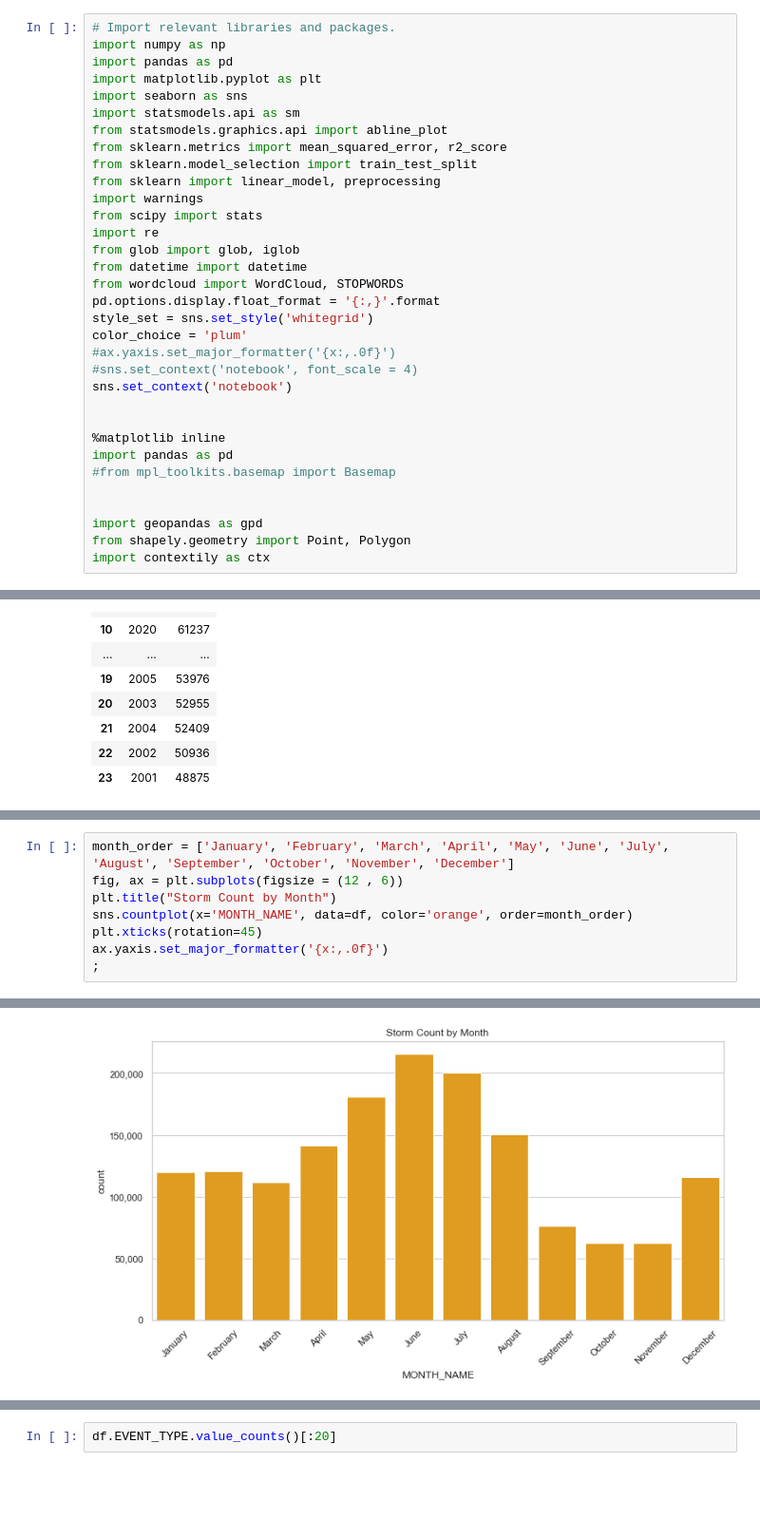
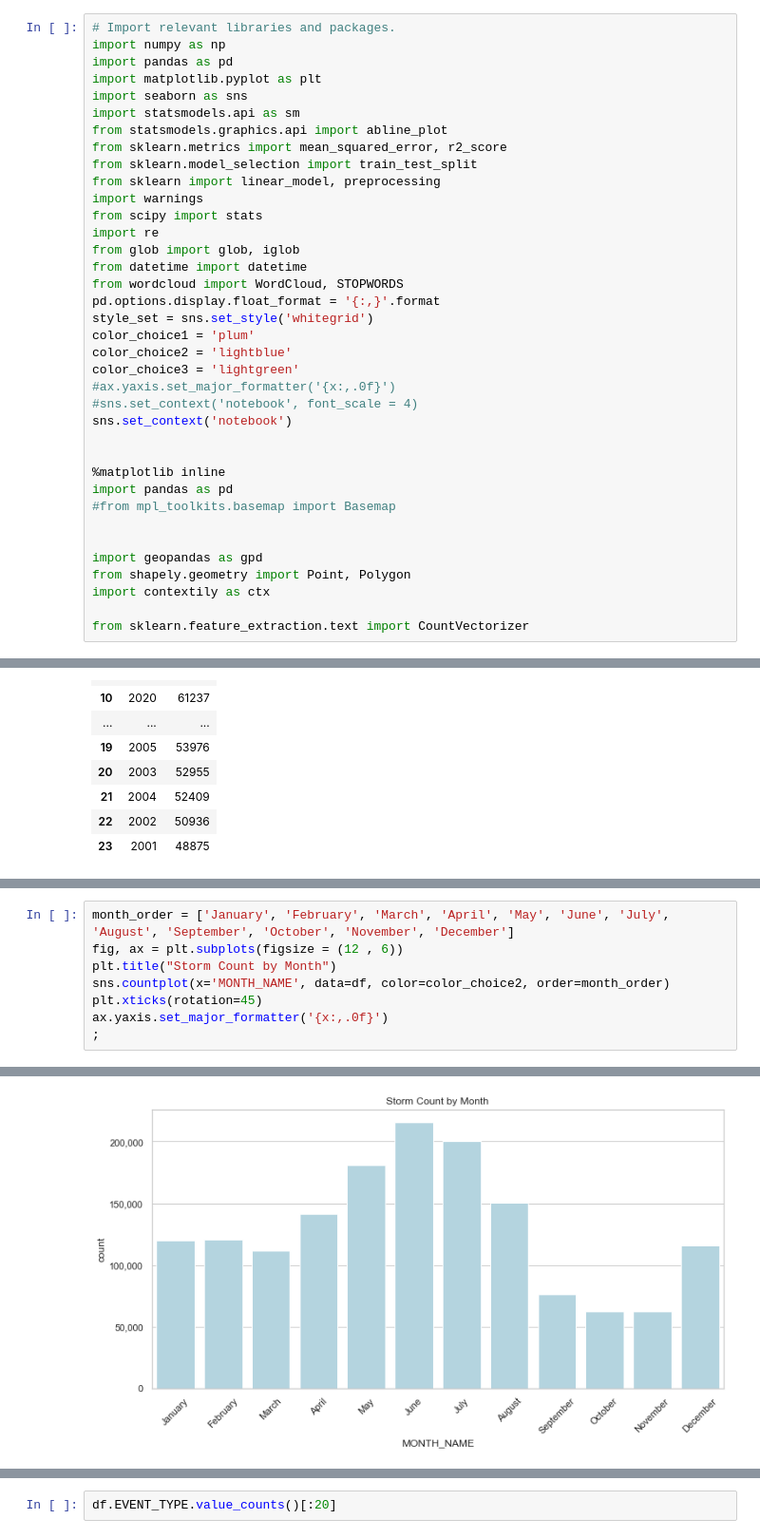
Before and after one commit to topgreg/Severe-Weather-Repo, a Jupyter notebook: Notebooks/SWC - EDA.ipynb, the cells around one changed output, grey strips where cells are left out. Shown at 95% size. Drawn from its saved outputs; the diff is of its cells as text; blank space fills up the shorter version.

```diff
--- a/Notebooks/SWC - EDA.ipynb
+++ b/Notebooks/SWC - EDA.ipynb
@@ -21,7 +21,9 @@ from datetime import datetime
 from wordcloud import WordCloud, STOPWORDS
 pd.options.display.float_format = '{:,}'.format
 style_set = sns.set_style('whitegrid')
-color_choice = 'plum'
+color_choice1 = 'plum'
+color_choice2 = 'lightblue'
+color_choice3 = 'lightgreen'
 #ax.yaxis.set_major_formatter('{x:,.0f}')
 #sns.set_context('notebook', font_scale = 4)
 sns.set_context('notebook')
@@ -35,6 +37,8 @@ import pandas as pd
 import geopandas as gpd
 from shapely.geometry import Point, Polygon
 import contextily as ctx
+
+from sklearn.feature_extraction.text import CountVectorizer
 # %% [markdown]
 ## abc
 # %%
@@ -282,14 +288,14 @@ ax.yaxis.set_major_formatter('{x:,.0f}')
 # %%
 month_order = ['January', 'February', 'March', 'April', 'May', 'June', 'July', 'August', 'September', 'October', 'November', 'December']
 fig, ax = plt.subplots(figsize = (12 , 6))
 plt.title("Storm Count by Month")
-sns.countplot(x='MONTH_NAME', data=df, color='orange', order=month_order)
+sns.countplot(x='MONTH_NAME', data=df, color=color_choice2, order=month_order)
 plt.xticks(rotation=45)
 ax.yaxis.set_major_formatter('{x:,.0f}')
 ;
 # %% [output]
 ''
-[figure, old version]
+[figure, new version]
 # %%
 df_state = df[df.groupby('STATE')['STATE'].transform('size') > 2000].reset_index(drop=True)
 
```
Also changed, not shown: parts of 15 cells of this notebook.
